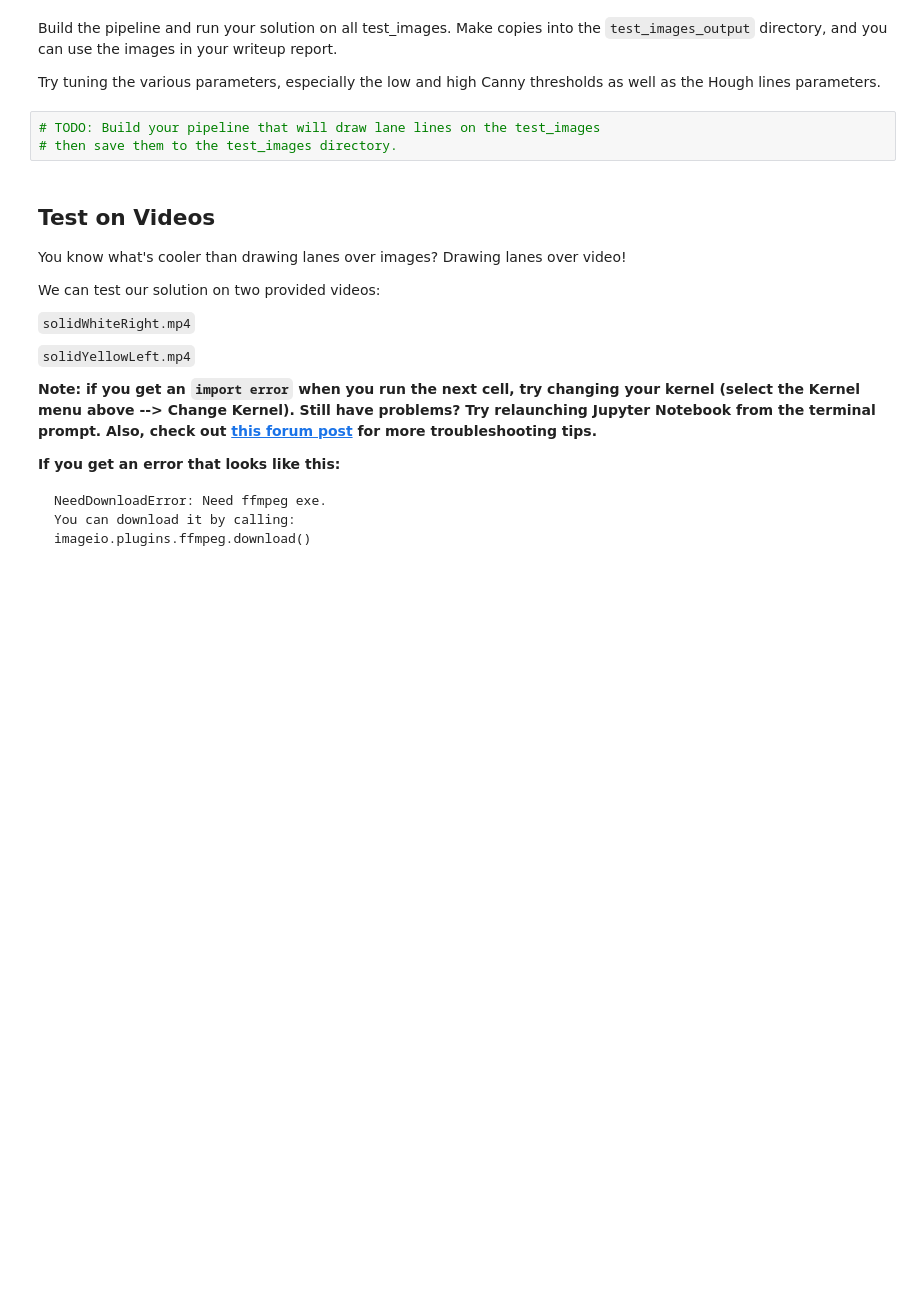
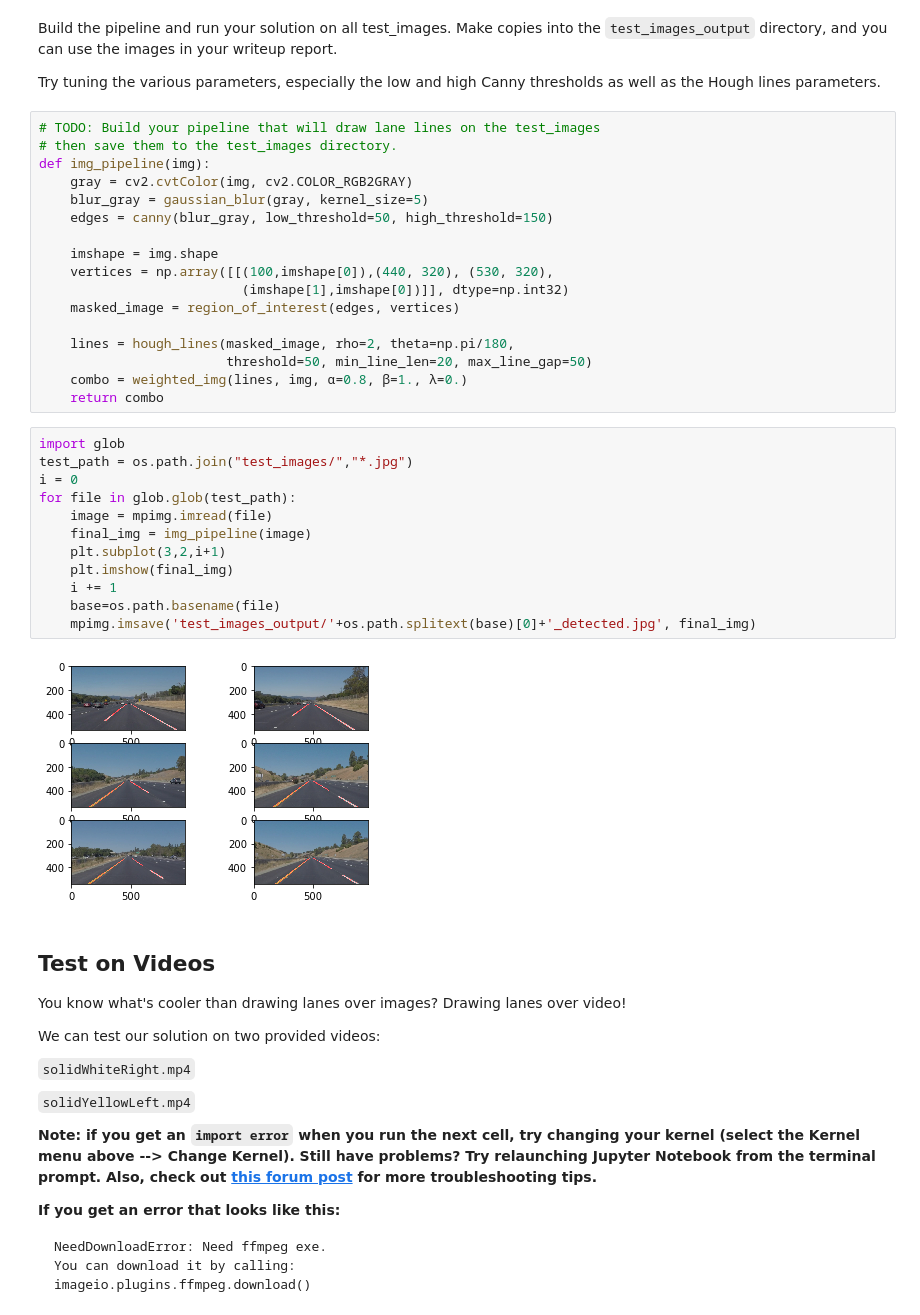
Before and after one commit to gwwang16/CarND-LaneLines-P1, a Jupyter notebook: P1.ipynb, the cells around one changed output. Saved outputs shown, nothing was run; the diff lists cells and outputs as text; blank space fills up the shorter version.

Commit message:
feat: implement the simple lane finding

```diff
--- a/P1.ipynb
+++ b/P1.ipynb
@@ -181,9 +195,37 @@ os.listdir("test_images/")
 Build the pipeline and run your solution on all test_images. Make copies into the `test_images_output` directory, and you can use the images in your writeup report.
 
 Try tuning the various parameters, especially the low and high Canny thresholds as well as the Hough lines parameters.
-# %%
-# TODO: Build your pipeline that will draw lane lines on the test_images
-# then save them to the test_images directory.
+# %%
+# TODO: Build your pipeline that will draw lane lines on the test_images
+# then save them to the test_images directory.
+def img_pipeline(img):
+    gray = cv2.cvtColor(img, cv2.COLOR_RGB2GRAY)
+    blur_gray = gaussian_blur(gray, kernel_size=5)
+    edges = canny(blur_gray, low_threshold=50, high_threshold=150)
+
+    imshape = img.shape
+    vertices = np.array([[(100,imshape[0]),(440, 320), (530, 320),
+                          (imshape[1],imshape[0])]], dtype=np.int32)
+    masked_image = region_of_interest(edges, vertices)
+
+    lines = hough_lines(masked_image, rho=2, theta=np.pi/180,
+                        threshold=50, min_line_len=20, max_line_gap=50)
+    combo = weighted_img(lines, img, α=0.8, β=1., λ=0.)
+    return combo
+# %%
+import glob
+test_path = os.path.join("test_images/","*.jpg")
+i = 0
+for file in glob.glob(test_path):
+    image = mpimg.imread(file)
+    final_img = img_pipeline(image)
+    plt.subplot(3,2,i+1)
+    plt.imshow(final_img)
+    i += 1
+    base=os.path.basename(file)
+    mpimg.imsave('test_images_output/'+os.path.splitext(base)[0]+'_detected.jpg', final_img)
+# %% [output]
+[figure, added]
 # %% [markdown]
 ## Test on Videos
 
```
Also changed, not shown: parts of 10 cells of this notebook, 9 other files.
